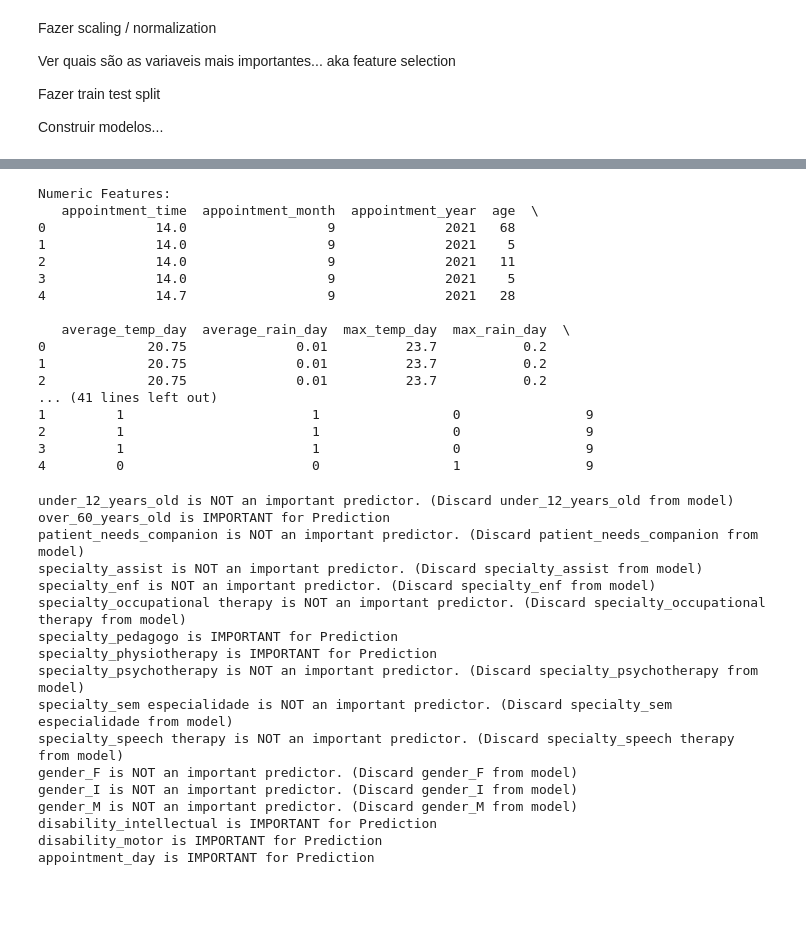
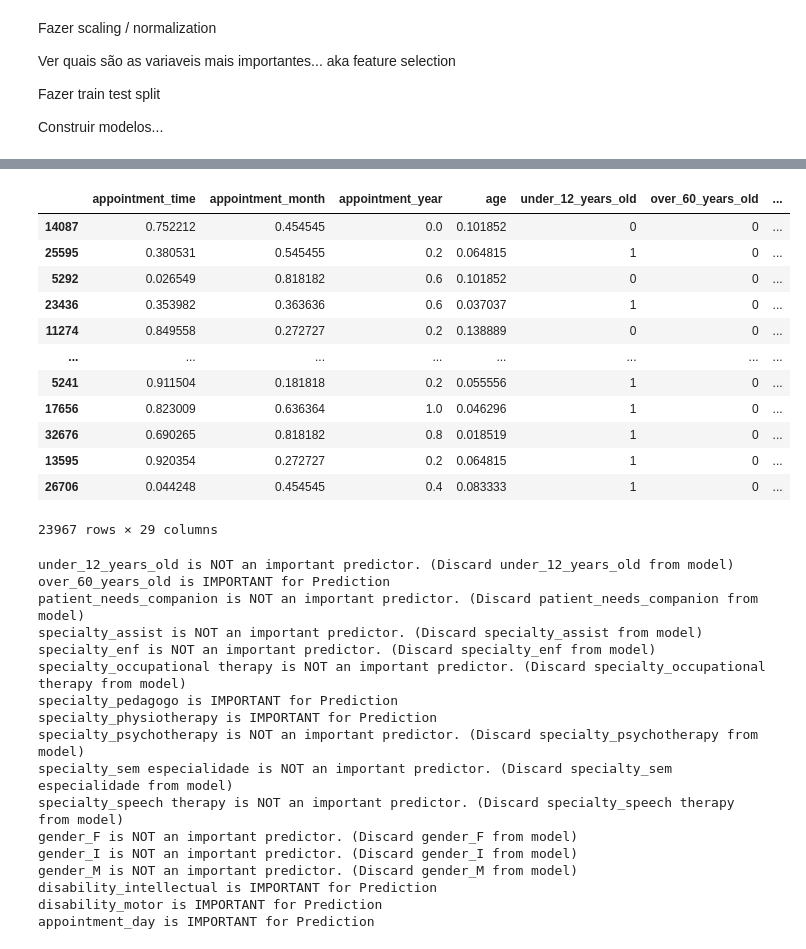
Before and after one commit to joanarr13/Capstone, a Jupyter notebook: No_show_prediction/no-show.ipynb, the cells around one changed output, grey strips where cells are left out. Drawn from its saved outputs; the diff is of its cells as text; code cells hidden in the pictures; blank space fills up the shorter version.

```diff
--- a/No_show_prediction/no-show.ipynb
+++ b/No_show_prediction/no-show.ipynb
@@ -340,9 +353,14 @@ Construir modelos...
 # %%
 # Numeric Features
 numeric_features = [
-    'appointment_time', 'appointment_month', 'appointment_year', 'age',
-    'average_temp_day', 'average_rain_day', 'max_temp_day', 'max_rain_day',
+    'appointment_time', 'appointment_day', 'appointment_month', 'appointment_year',
+    'age', 'average_temp_day', 'average_rain_day', 'max_temp_day', 'max_rain_day',
     'rain_intensity', 'heat_intensity', 'distances (km)', 'patient_antequity'
+]
+
+numeric_features2 = [
+    'appointment_time', 'average_temp_day', 'average_rain_day', 'max_temp_day',
+    'max_rain_day', 'distances (km)', 'patient_antequity'
 ]
 
 # Categorical Features
@@ -355,35 +373,28 @@ categorical_features = [
     'appointment_day'
 ]
 
+categorical_features2 = [
+    'appointment_day', 'appointment_month', 'appointment_year', 'age',
+    'under_12_years_old', 'over_60_years_old', 'patient_needs_companion',
+    'specialty_assist', 'specialty_enf', 'specialty_occupational therapy',
+    'specialty_pedagogo', 'specialty_physiotherapy', 'specialty_psychotherapy',
+    'specialty_sem especialidade', 'specialty_speech therapy', 'gender_F',
+    'gender_I', 'gender_M', 'disability_intellectual', 'disability_motor',
+    'heat_intensity', 'distances (km)', 'appointment_day'
+]
 
 # Subset the DataFrame into numeric and categorical features
 numeric_data = data[numeric_features]
 categorical_data = data[categorical_features]
+numeric_data2 = data[numeric_features2]
+categorical_data2 = data[categorical_features2]
 
 # Example: Display the first few rows of each subset
-print("Numeric Features:")
-print(numeric_data.head())
+# print("Numeric Features:")
+# print(numeric_data.head())
 
-print("\nCategorical Features:")
-print(categorical_data.head())
+# print("\nCategorical Features:")
+# print(categorical_data.head())
-# %% [output]
-Numeric Features:
-   appointment_time  appointment_month  appointment_year  age  \
-0              14.0                  9              2021   68
-1              14.0                  9              2021    5
-2              14.0                  9              2021   11
-3              14.0                  9              2021    5
-4              14.7                  9              2021   28
-
-   average_temp_day  average_rain_day  max_temp_day  max_rain_day  \
-0             20.75              0.01          23.7           0.2
-1             20.75              0.01          23.7           0.2
-2             20.75              0.01          23.7           0.2
-... (41 lines left out)
-1         1                        1                 0                9
-2         1                        1                 0                9
-3         1                        1                 0                9
-4         0                        0                 1                9
 # %%
 X_train, X_val, y_train, y_val = train_test_split(data.drop('no_show', axis = 1), data['no_show'], test_size = 0.3, stratify = data['no_show'], shuffle = True, random_state = 42)
 # %%
@@ -392,8 +403,32 @@ X_train, X_val, y_train, y_val = train_test_split(data.drop('no_show', axis = 1)
 
 # Standardize numeric features
 scaler = StandardScaler()
-X_train[numeric_features] = scaler.fit_transform(X_train[numeric_features])
-X_val[numeric_features] = scaler.transform(X_val[numeric_features])
+X_train_st = X_train.copy()
+X_val_st = X_val.copy()
+X_train_st[numeric_features] = scaler.fit_transform(X_train[numeric_features])
+X_val_st[numeric_features] = scaler.transform(X_val[numeric_features])
+
+scaler = MinMaxScaler()
+X_train_mm = X_train.copy()
+X_val_mm = X_val.copy()
+X_train_mm[numeric_features] = scaler.fit_transform(X_train[numeric_features])
+X_val_mm[numeric_features] = scaler.transform(X_val[numeric_features])
+# %%
+X_train_mm
+# %% [output]
+|  | appointment_time | appointment_month | appointment_year | age | under_12_years_old | over_60_years_old | ... |
+| 14087 | 0.752212 | 0.454545 | 0.0 | 0.101852 | 0 | 0 | ... |
+| 25595 | 0.380531 | 0.545455 | 0.2 | 0.064815 | 1 | 0 | ... |
+| 5292 | 0.026549 | 0.818182 | 0.6 | 0.101852 | 0 | 0 | ... |
+| 23436 | 0.353982 | 0.363636 | 0.6 | 0.037037 | 1 | 0 | ... |
+| 11274 | 0.849558 | 0.272727 | 0.2 | 0.138889 | 0 | 0 | ... |
+| ... | ... | ... | ... | ... | ... | ... | ... |
+| 5241 | 0.911504 | 0.181818 | 0.2 | 0.055556 | 1 | 0 | ... |
+| 17656 | 0.823009 | 0.636364 | 1.0 | 0.046296 | 1 | 0 | ... |
+| 32676 | 0.690265 | 0.818182 | 0.8 | 0.018519 | 1 | 0 | ... |
+| 13595 | 0.920354 | 0.272727 | 0.2 | 0.064815 | 1 | 0 | ... |
+| 26706 | 0.044248 | 0.454545 | 0.4 | 0.083333 | 1 | 0 | ... |
+23967 rows × 29 columns
 # %%
 def metrics(y_train, pred_train , y_val, pred_val):
     print('___________________________________________________________________________________________________________')
```
Also changed, not shown: parts of 9 cells of this notebook.
